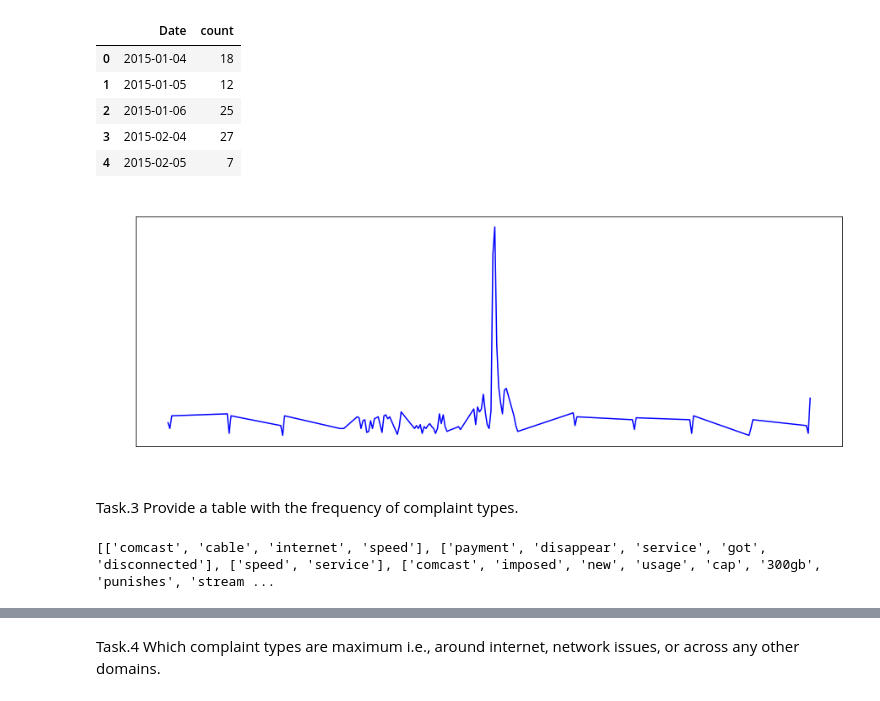
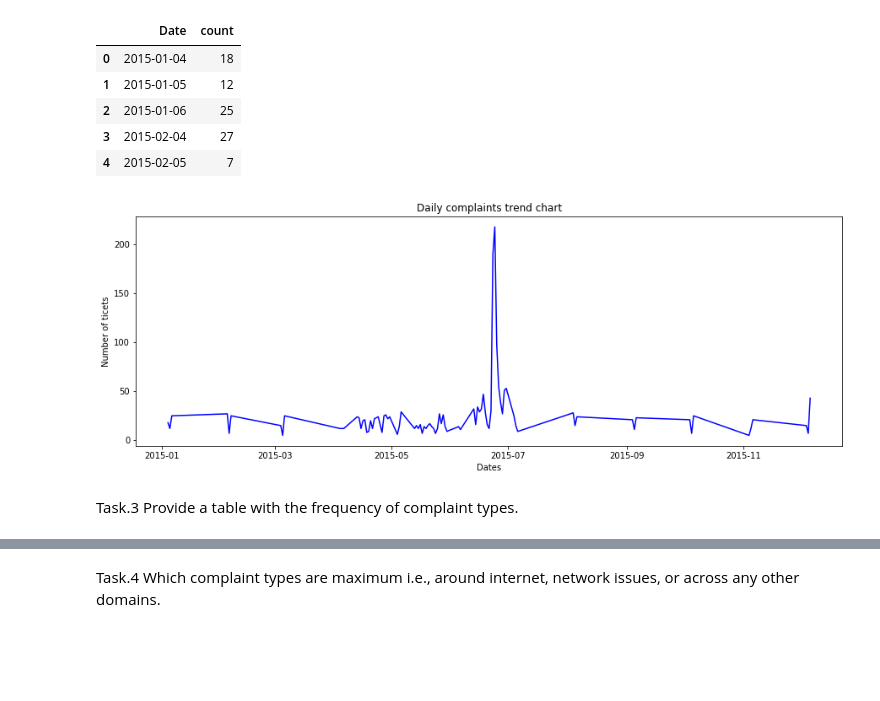
Before and after one commit to shishir247/ML-Projects-with-python, a Jupyter notebook: Comcast_telecom_complaints_data_analysis.ipynb, the cells around one changed output, grey strips where cells are left out. Cells and saved outputs as stored; diff of their text form; code cells hidden in the pictures; blank space fills up the shorter version.

```diff
--- a/Comcast_telecom_complaints_data_analysis.ipynb
+++ b/Comcast_telecom_complaints_data_analysis.ipynb
@@ -184,15 +181,13 @@ daily_tickets.head()
 # %%
 # Daily complaints trend chart
 plt.figure(figsize = (15,5)) # increasing plot size
 plt.plot(daily_tickets['Date'],daily_tickets['count'],color='blue') #defining x, y for plot
-plt.title("Daily complaints trend chart", color = "white") #plot title
-plt.xlabel('Dates', color = "white") # plot x_label
-plt.ylabel("Number of ticets", color = "white") # plot y_label
-plt.tick_params(axis='x', colors ='w') # plot x axis color
-plt.tick_params(axis='y', colors ='w') # plot y axis color
+plt.title("Daily complaints trend chart") #plot title
+plt.xlabel('Dates') # plot x_label
+plt.ylabel("Number of ticets",) # plot y_label
 plt.show()
 # %% [output]
-[figure, old version]
+[figure, new version]
 # %% [markdown]
 Task.3 Provide a table with the frequency of complaint types.
 # %%
@@ -232,14 +227,10 @@ def clean(doc):
     return normalised
 # %%
 # conveting series to list
-doc_full = df["Customer_Complaint"].tolist()
+doc_full = data["Customer_Complaint"].tolist()
 
 # applying function to list doc_full and keeping it as a list by using .split
 doc_clean = [clean(doc).split() for doc in doc_full]
-
-print(doc_clean)
-# %% [output]
-[['comcast', 'cable', 'internet', 'speed'], ['payment', 'disappear', 'service', 'got', 'disconnected'], ['speed', 'service'], ['comcast', 'imposed', 'new', 'usage', 'cap', '300gb', 'punishes', 'stream ...
 # %%
 import gensim
 from gensim import corpora
```
Also changed, not shown: parts of 12 cells of this notebook.
